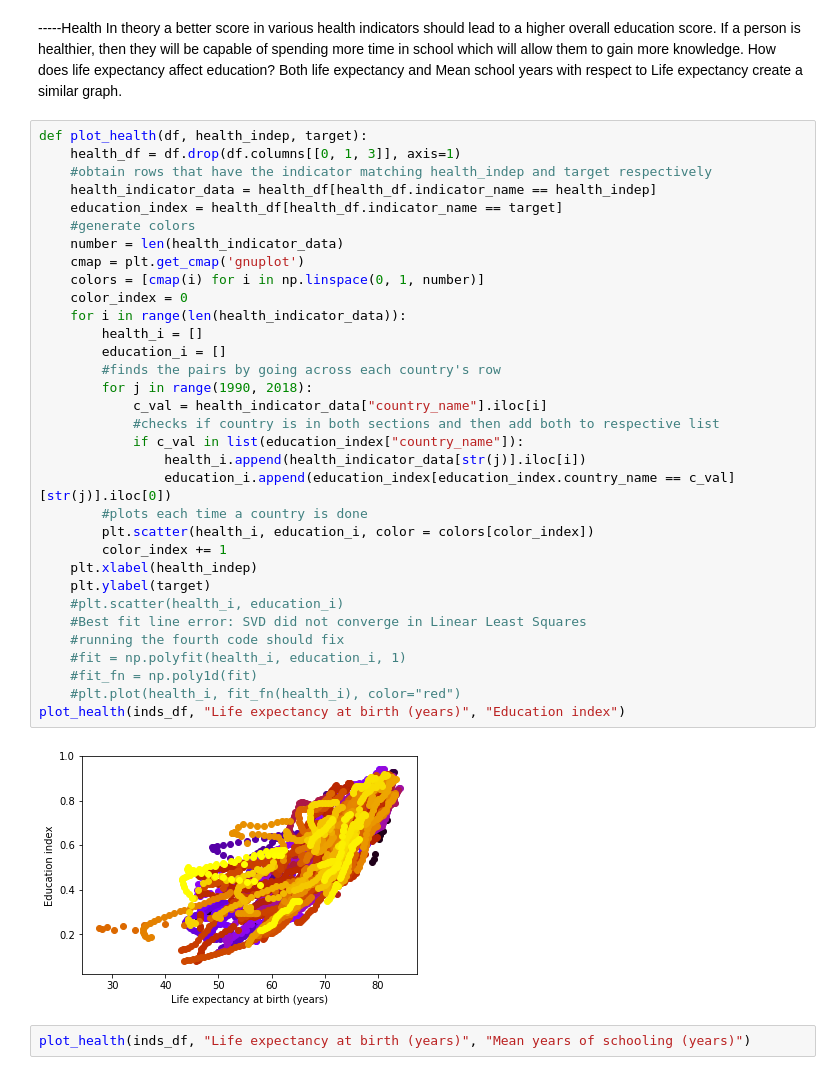
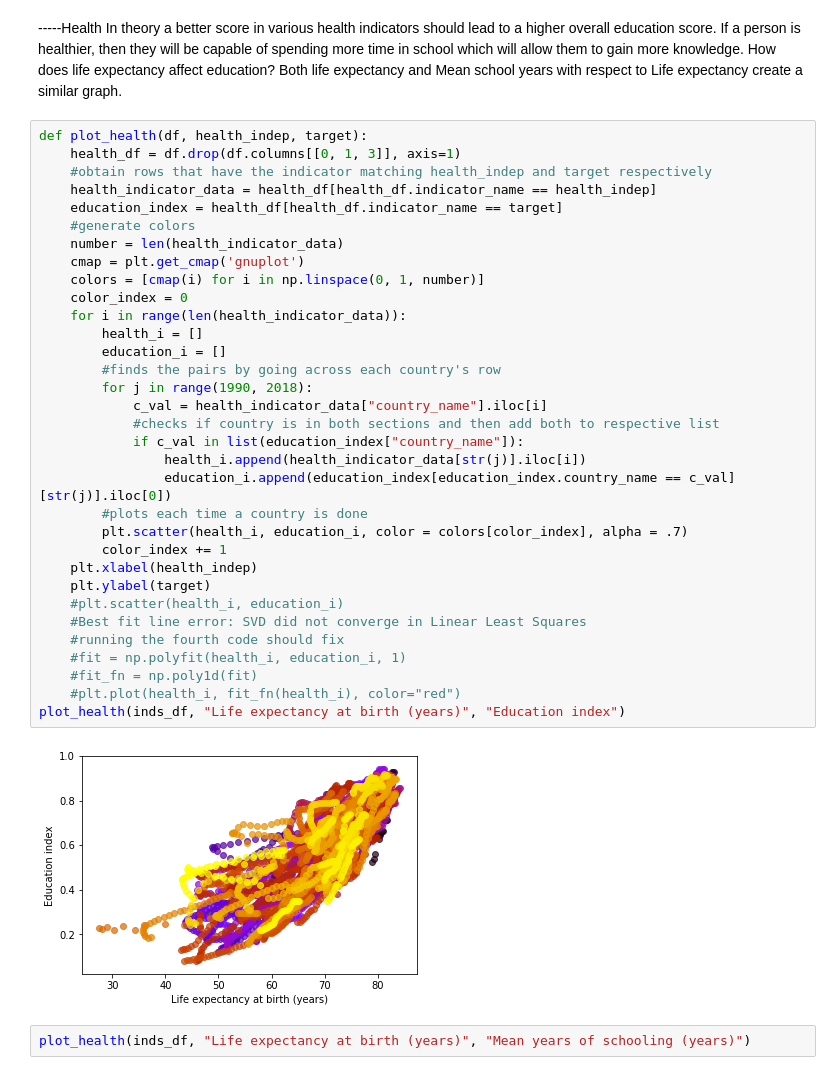
Before and after one commit to MicLi01/education-indicator-analysis, a Jupyter notebook: education_analysis.ipynb, the cells around one changed output. Cells and saved outputs as stored; diff of their text form.

Commit message:
graphs

```diff
--- a/education_analysis.ipynb
+++ b/education_analysis.ipynb
@@ -313,35 +313,35 @@ def plot_health(df, health_indep, target):
     #obtain rows that have the indicator matching health_indep and target respectively
     health_indicator_data = health_df[health_df.indicator_name == health_indep]
     education_index = health_df[health_df.indicator_name == target]
     #generate colors
     number = len(health_indicator_data)
     cmap = plt.get_cmap('gnuplot')
     colors = [cmap(i) for i in np.linspace(0, 1, number)]
     color_index = 0
     for i in range(len(health_indicator_data)):
         health_i = []
         education_i = []
         #finds the pairs by going across each country's row
         for j in range(1990, 2018):
             c_val = health_indicator_data["country_name"].iloc[i]
             #checks if country is in both sections and then add both to respective list
             if c_val in list(education_index["country_name"]):
                 health_i.append(health_indicator_data[str(j)].iloc[i])
                 education_i.append(education_index[education_index.country_name == c_val][str(j)].iloc[0])
         #plots each time a country is done
-        plt.scatter(health_i, education_i, color = colors[color_index])
+        plt.scatter(health_i, education_i, color = colors[color_index], alpha = .7)
         color_index += 1
     plt.xlabel(health_indep)
     plt.ylabel(target)
     #plt.scatter(health_i, education_i)
     #Best fit line error: SVD did not converge in Linear Least Squares
     #running the fourth code should fix
     #fit = np.polyfit(health_i, education_i, 1)
     #fit_fn = np.poly1d(fit)
     #plt.plot(health_i, fit_fn(health_i), color="red")
 plot_health(inds_df, "Life expectancy at birth (years)", "Education index")
 # %% [output]
-[figure, old version]
+[figure, new version]
 # %%
 plot_health(inds_df, "Life expectancy at birth (years)", "Mean years of schooling (years)")
 # %% [output]
```
Also changed, not shown: 1 other file.
